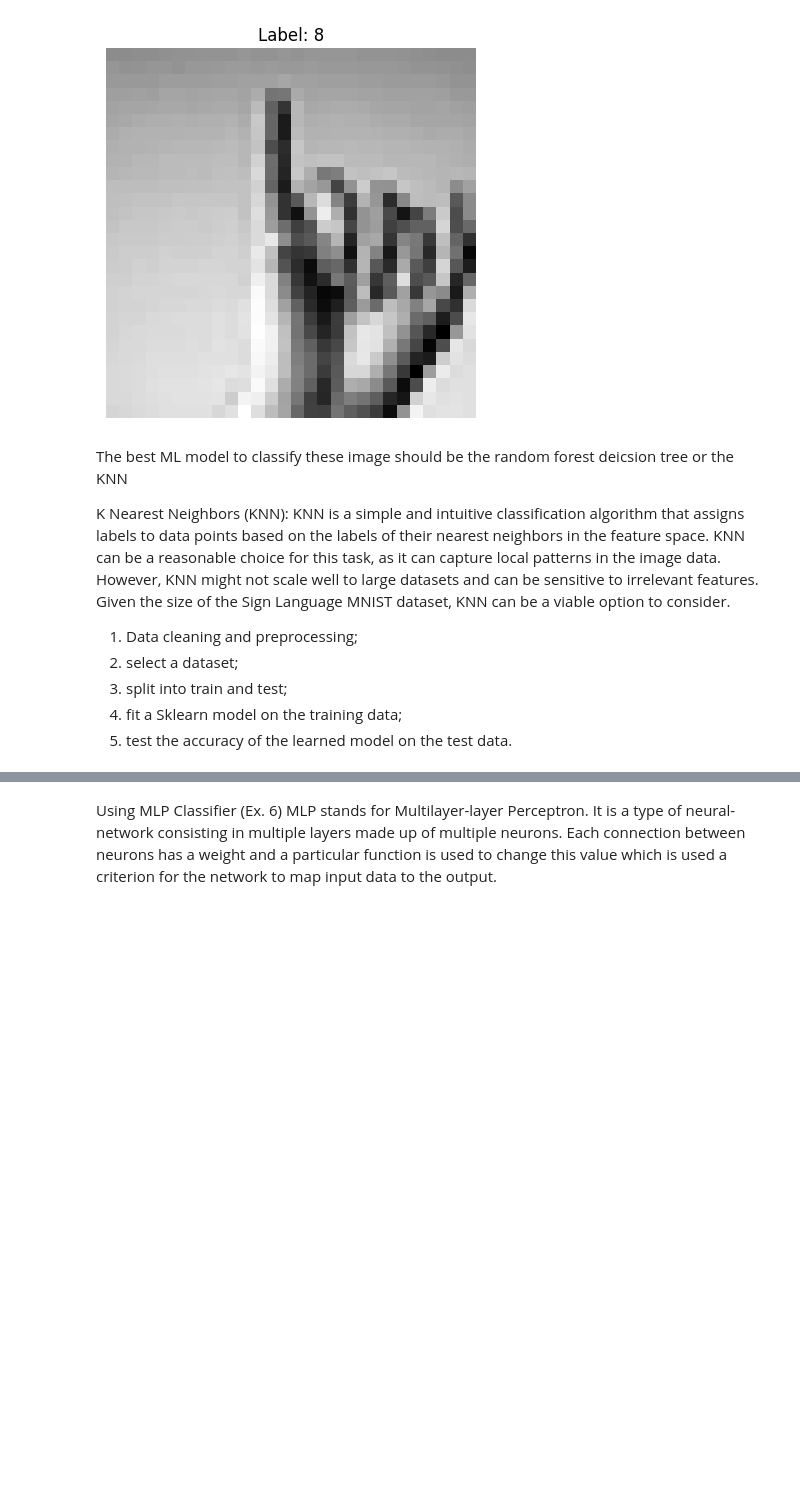
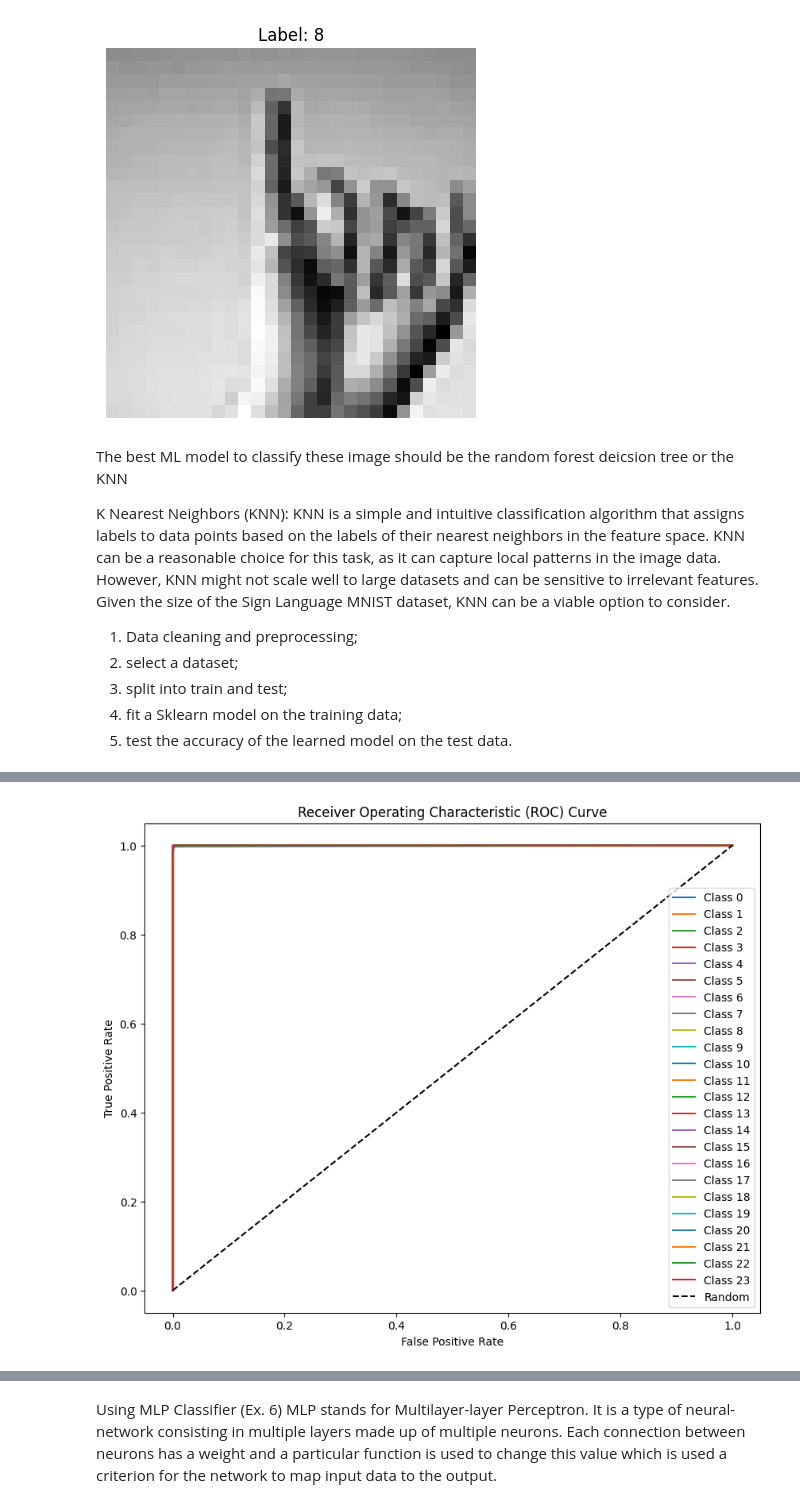
Before and after one commit to matteobonani/Sign_Language_MNIST, a Jupyter notebook: sign_mnist.ipynb, the cells around one changed output, grey strips where cells are left out. Drawn from its saved outputs; the diff is of its cells as text; code cells hidden in the pictures; blank space fills up the shorter version.

```diff
--- a/sign_mnist.ipynb
+++ b/sign_mnist.ipynb
@@ -265,0 +247,82 @@ MemoryError: Unable to allocate 23.0 GiB for an array with shape (1541117420, 2)
+# %%
+import pandas as pd
+import numpy as np
+from sklearn.model_selection import train_test_split
+from sklearn.svm import SVC
+from sklearn.metrics import accuracy_score
+from sklearn.preprocessing import StandardScaler
+from sklearn.decomposition import PCA
+
+# Load the dataset
+dataset = pd.read_csv('sign_mnist_train.csv')
+
+# Split train and test
+X = dataset.iloc[:, 1:].values
+y = dataset.iloc[:, 0].values
+X_train, X_test, y_train, y_test = train_test_split(X, y, test_size=0.33, random_state=0)
+
+
+# Data cleaning
+scaler = StandardScaler()
+X_train_scaled = scaler.fit_transform(X_train)
+X_test_scaled = scaler.transform(X_test)
+
+# Create the SVM classifier
+SVM = SVC()
+
+# Fit the
+SVM.fit(X_train_scaled,y_train)
+
+# Prediction
+y_pred = SVM.predict(X_test_scaled)
+
+# Decision scores
+y_scores = SVM.decision_function(X_test_scaled)
+
+print("Mean accuracy:", SVM.score(X_test_scaled, y_test))
+
+# Evaluate the result
+print(f"SVM F1 score:{100*accuracy_score(y_test, y_pred)}")
+
+# plot roc curves
+plt.figure(figsize=(10, 8))
+fpr = dict()
+tpr = dict()
+roc_auc = dict()
+for i in range(len(np.unique(y_test))):
+    fpr[i], tpr[i], _ = roc_curve(y_test_bin[:, i], y_prob[:, i])
+    roc_auc[i] = auc(fpr[i], tpr[i])
+    plt.plot(fpr[i], tpr[i], label=f'Class {i}')
+plt.plot([0, 1], [0, 1], 'k--', label='Random')
+plt.xlabel('False Positive Rate')
+plt.ylabel('True Positive Rate')
+plt.title('Receiver Operating Characteristic (ROC) Curve')
+plt.legend()
+plt.show()
+
+# Compute micro-average ROC curve and ROC AUC
+fpr_micro, tpr_micro, _ = roc_curve(label_binarize(y_test, classes=np.unique(y_test)).ravel(), y_prob.ravel())
+roc_auc_micro = auc(fpr_micro, tpr_micro)
+
+# Print ROC AUC values for each class
+for i in range(len(np.unique(y_test))):
+    print(f"Class {i} ROC AUC: {roc_auc[i]}")
+
+# Print micro-average ROC AUC
+print(f"Micro-average ROC AUC: {roc_auc_micro}")
+
+# plot precision/recall curve
+plt.figure(figsize=(10, 8))
+precision = dict()
+recall = dict()
+pr_auc = dict()
+for i in range(len(np.unique(y_test))):
+    precision[i], recall[i], _ = precision_recall_curve(y_test_bin[:, i], y_prob[:, i])
+    pr_auc[i] = auc(recall[i], precision[i])
+    plt.plot(recall[i], precision[i], label=f'Class {i}')
+plt.xlabel('Recall')
+plt.ylabel('Precision')
+plt.title('Precision-Recall Curve')
+plt.legend()
+plt.show()
+# %% [output]
@@ -265,0 +331 @@ MemoryError: Unable to allocate 23.0 GiB for an array with shape (1541117420, 2)
+[figure, added]
```
Also changed, not shown: parts of 6 cells of this notebook.
